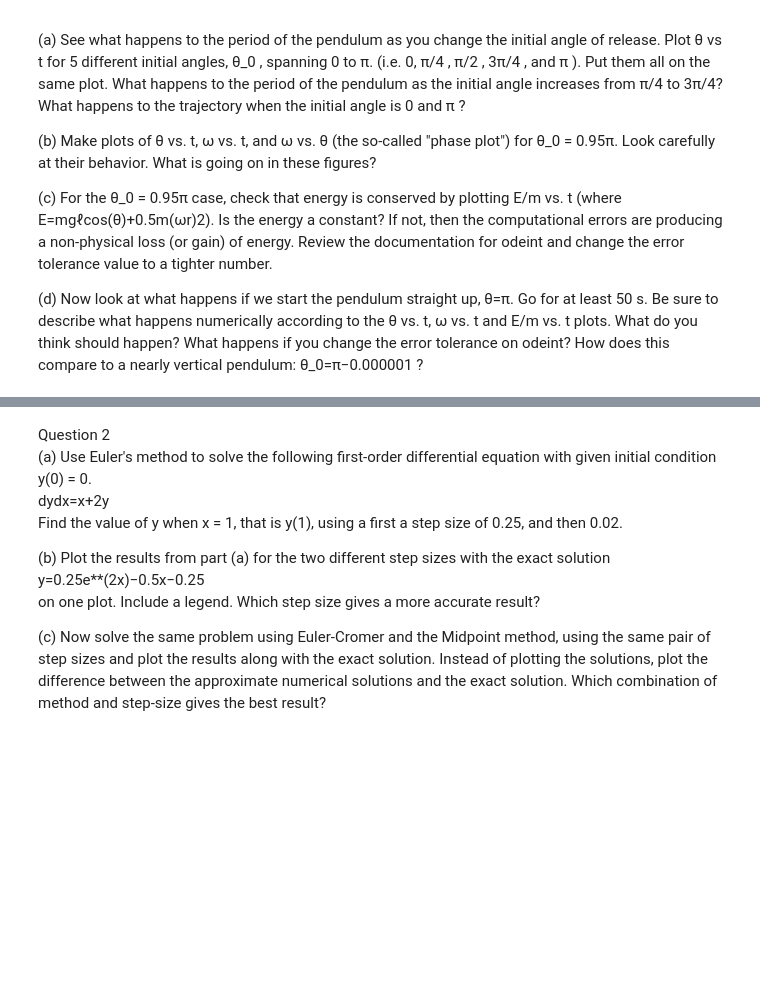
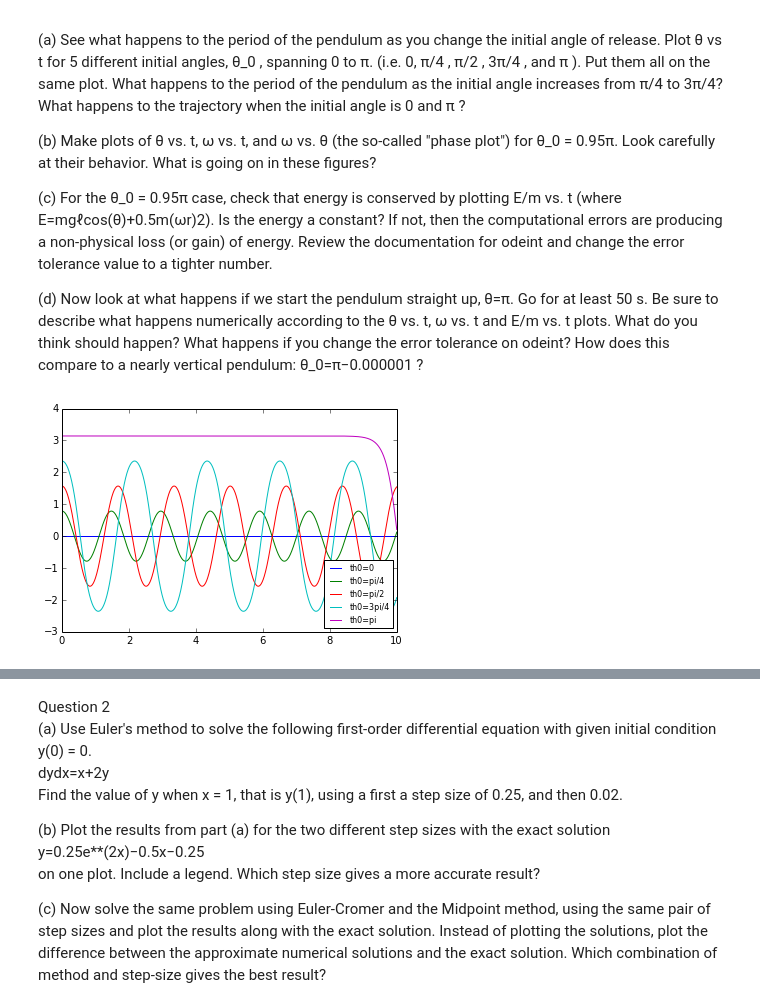
Before and after one commit to cspearso/PHYS202-S14, a Jupyter notebook: SciPy/ODEExercises.ipynb, the cells around one changed output, grey strips where cells are left out. Saved outputs shown, nothing was run; the diff lists cells and outputs as text; code cells hidden in the pictures; blank space fills up the shorter version.

```diff
--- a/SciPy/ODEExercises.ipynb
+++ b/SciPy/ODEExercises.ipynb
@@ -21,3 +22,45 @@ For this question refer to the solutions for the simple pendulum we got using sc
 Is the energy a constant? If not, then the computational errors are producing a non-physical loss (or gain) of energy. Review the documentation for odeint and change the error tolerance value to a tighter number.
 
 (d) Now look at what happens if we start the pendulum straight up, θ=π. Go for at least 50 s. Be sure to describe what happens numerically according to the θ vs. t, ω vs. t and E/m vs. t plots. What do you think should happen? What happens if you change the error tolerance on odeint? How does this compare to a nearly vertical pendulum: θ\_0=π−0.000001 ?
+# %%
+#a
+def deriv(theta_current,t):
+    g=9.8
+    ell = 0.5
+    theta = theta_current[0]
+    omega = theta_current[1]
+    dtheta = omega
+    domega = -(g/ell)*np.sin(theta)
+    return np.array([dtheta, domega])
+
+th0 = 0
+t = np.arange(0.,10.+0.01,0.01)
+omega0 = 0.
+theta_init0 = np.array([th0, omega0])
+theta0 = odeint(deriv,theta_init0,t)
+
+th0 = pi/4.
+theta_init1 = np.array([th0, omega0])
+theta1 = odeint(deriv,theta_init1,t)
+
+th0 = pi/2.
+theta_init2 = np.array([th0, omega0])
+theta2 = odeint(deriv,theta_init2,t)
+
+th0 = 3.*pi/4
+theta_init3 = np.array([th0, omega0])
+theta3 = odeint(deriv,theta_init3,t)
+
+th0 = pi
+theta_init4 = np.array([th0, omega0])
+theta4 = odeint(deriv,theta_init4,t)
+
+plt.plot(t, theta0[:,0], label='th0=0')
+plt.plot(t, theta1[:,0], label='th0=pi/4')
+plt.plot(t, theta2[:,0], label='th0=pi/2')
+plt.plot(t, theta3[:,0], label='th0=3pi/4')
+plt.plot(t, theta4[:,0], label='th0=pi')
+plt.legend(loc='best', fontsize = 8)
+plt.show()
+# %% [output]
+[figure, added]
```
Also changed, not shown: parts of 11 cells of this notebook, 1 other file.
